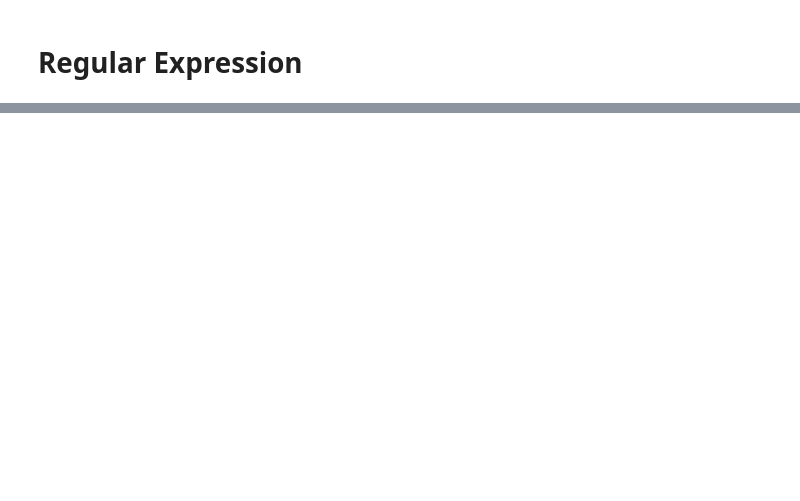
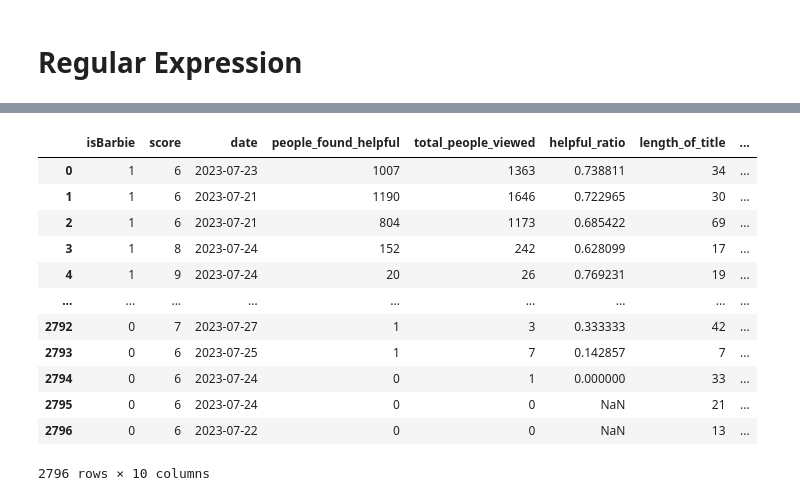
Before and after one commit to upmorgan/ECS171_GroupProject, a Jupyter notebook: cleaninggarbage.ipynb, the cells around one changed output, grey strips where cells are left out. Saved outputs shown, nothing was run; the diff lists cells and outputs as text; code cells hidden in the pictures; blank space fills up the shorter version.

```diff
--- a/cleaninggarbage.ipynb
+++ b/cleaninggarbage.ipynb
@@ -121,0 +140,16 @@ See the caveats in the documentation: https://pandas.pydata.org/pandas-docs/stab
+# %%
+numeric_df
+# %% [output]
+|  | isBarbie | score | date | people_found_helpful | total_people_viewed | helpful_ratio | length_of_title | ... |
+| 0 | 1 | 6 | 2023-07-23 | 1007 | 1363 | 0.738811 | 34 | ... |
+| 1 | 1 | 6 | 2023-07-21 | 1190 | 1646 | 0.722965 | 30 | ... |
+| 2 | 1 | 6 | 2023-07-21 | 804 | 1173 | 0.685422 | 69 | ... |
+| 3 | 1 | 8 | 2023-07-24 | 152 | 242 | 0.628099 | 17 | ... |
+| 4 | 1 | 9 | 2023-07-24 | 20 | 26 | 0.769231 | 19 | ... |
+| ... | ... | ... | ... | ... | ... | ... | ... | ... |
+| 2792 | 0 | 7 | 2023-07-27 | 1 | 3 | 0.333333 | 42 | ... |
+| 2793 | 0 | 6 | 2023-07-25 | 1 | 7 | 0.142857 | 7 | ... |
+| 2794 | 0 | 6 | 2023-07-24 | 0 | 1 | 0.000000 | 33 | ... |
+| 2795 | 0 | 6 | 2023-07-24 | 0 | 0 | NaN | 21 | ... |
+| 2796 | 0 | 6 | 2023-07-22 | 0 | 0 | NaN | 13 | ... |
+2796 rows × 10 columns
```
Also changed, not shown: parts of 18 cells of this notebook.
